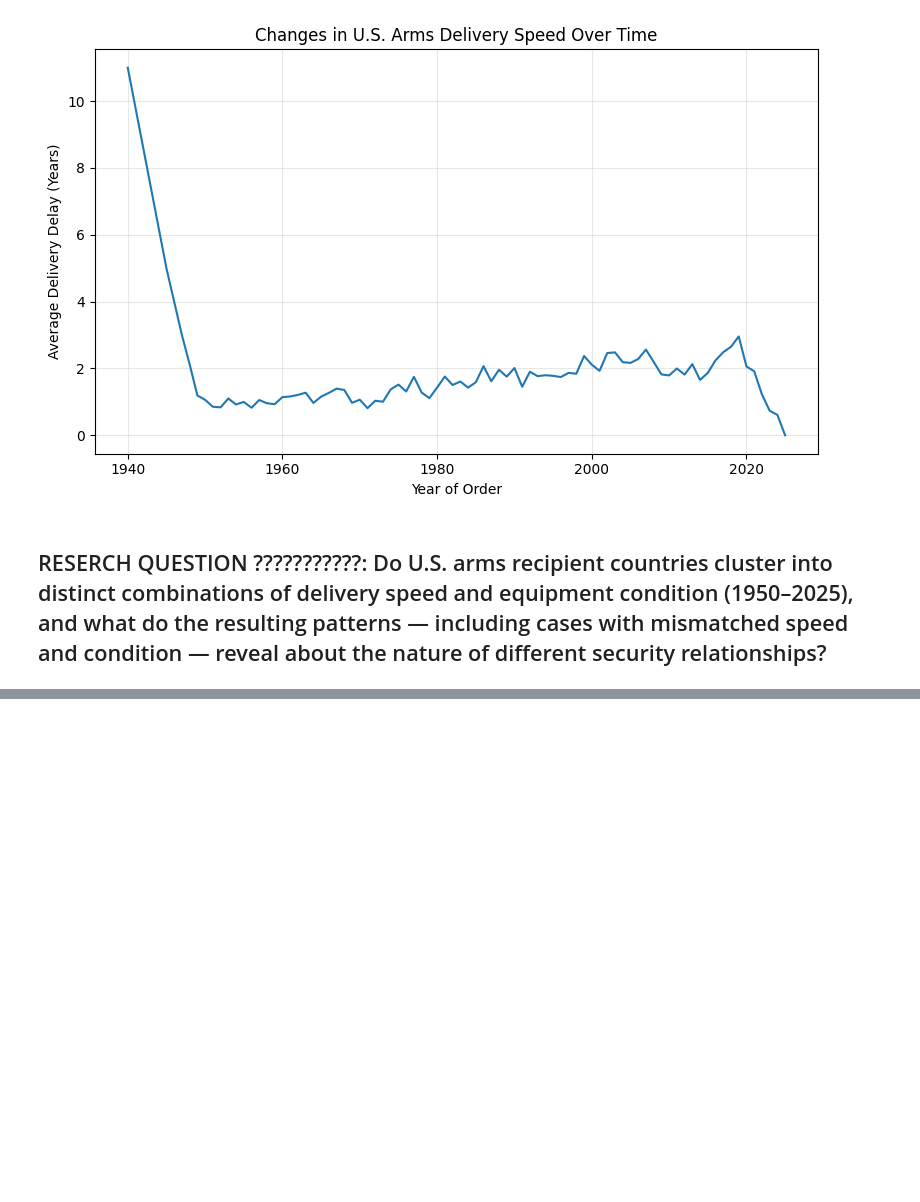
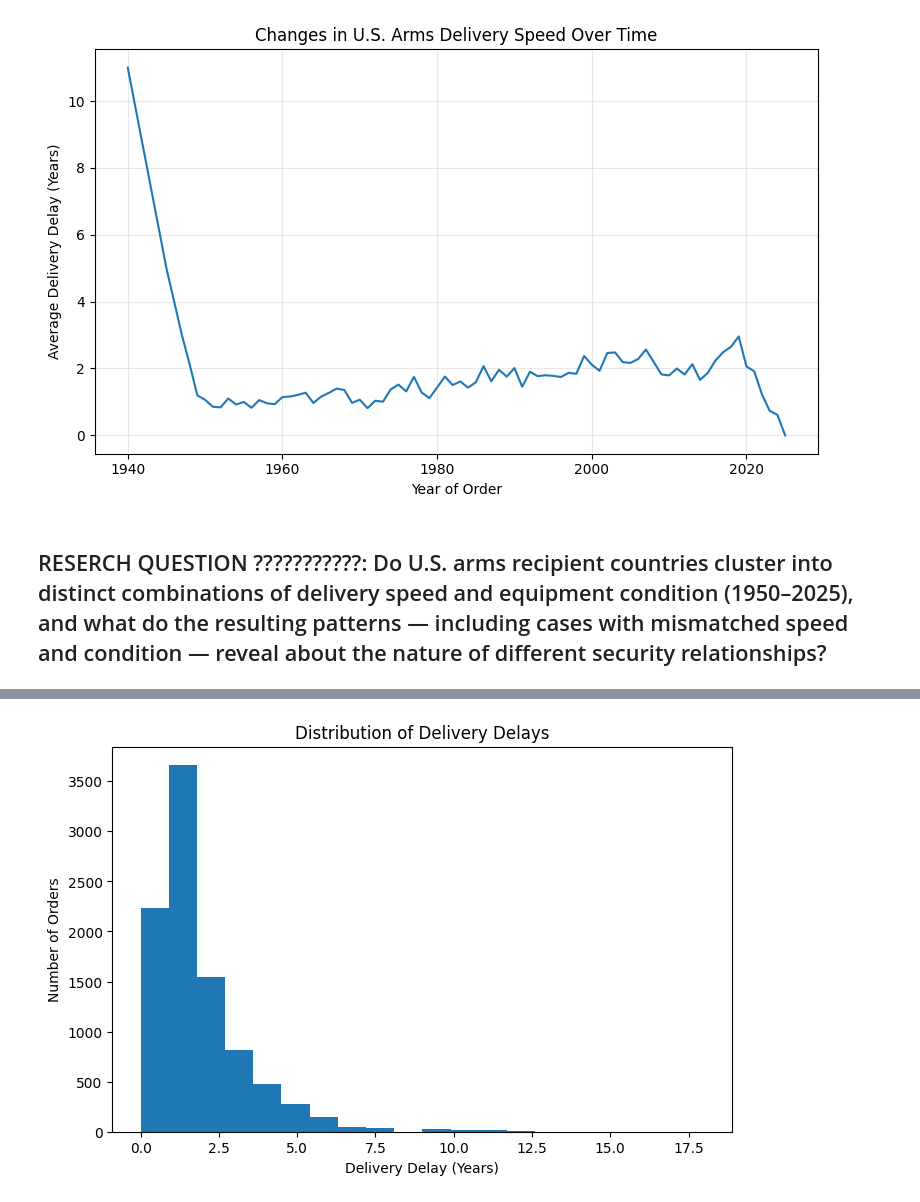
Before and after one commit to Requiessss/DATA-science-prj, a Jupyter notebook: Main_prj.ipynb, the cells around one changed output, grey strips where cells are left out. Saved outputs shown, nothing was run; the diff lists cells and outputs as text; code cells hidden in the pictures; blank space fills up the shorter version.

```diff
--- a/Main_prj.ipynb
+++ b/Main_prj.ipynb
@@ -388,0 +419,18 @@ plt.show()
+# %%
+# Extract the first delivery year
+arms_df["first_delivery_year"] = (
+    arms_df["Year(s) of delivery"]
+    .str.extract(r'(\d{4})')[0]
+)
+
+# Converting to numeric
+arms_df["first_delivery_year"] = pd.to_numeric(
+    arms_df["first_delivery_year"],
+    errors="coerce"
+)
+# %%
+#calcute delivery delay
+arms_df["delivery_delay"] = (
+    arms_df["first_delivery_year"]
+    - arms_df["Year of order"]
+)
@@ -388,0 +471,13 @@ plt.show()
+# %%
+#distribution of deliervy delays
+plt.figure(figsize=(8,5))
+
+plt.hist(arms_df["delivery_delay"], bins=20)
+
+plt.title("Distribution of Delivery Delays")
+plt.xlabel("Delivery Delay (Years)")
+plt.ylabel("Number of Orders")
+
+plt.show()
+# %% [output]
+[figure, added]
```
Also changed, not shown: parts of 17 cells of this notebook.
